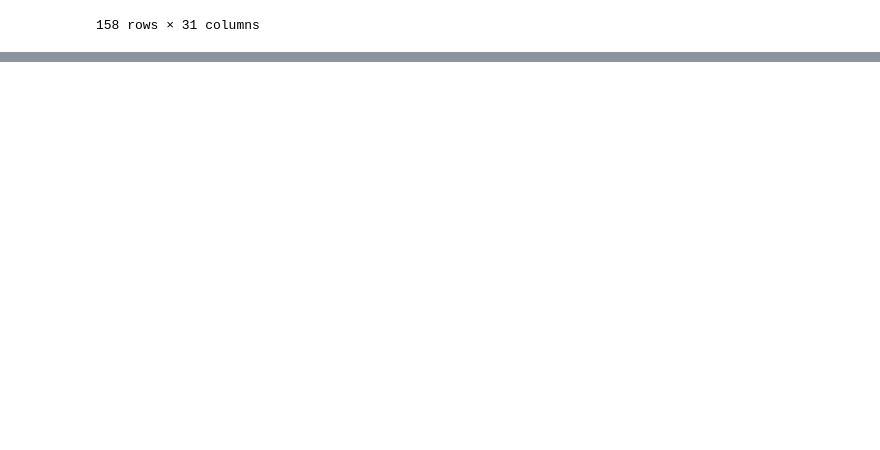
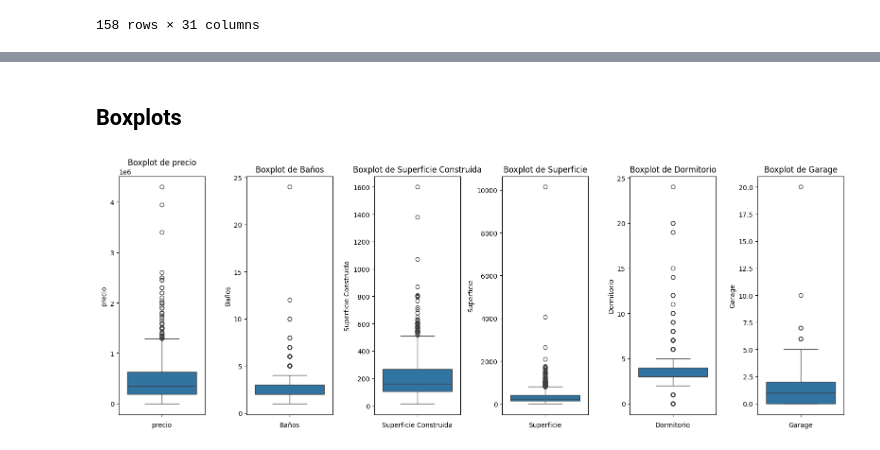
Before and after one commit to feliperenom/tesis-mcd-inm, a Jupyter notebook: src/codes/eda.ipynb, the cells around one changed output, grey strips where cells are left out. Cells and saved outputs as stored; diff of their text form; code cells hidden in the pictures; blank space fills up the shorter version.

```diff
--- a/src/codes/eda.ipynb
+++ b/src/codes/eda.ipynb
@@ -221,0 +334,4 @@ df.to_csv("casas_df_semi_clean.csv", index=False)
+# %%
+df['Acepta Mascotas'] = df['Acepta Mascotas'].apply(lambda x: 1 if 'Acepta Mascotas' in str(x) else 0)
+
+df.head(5)
@@ -221,0 +345,4 @@ df.to_csv("casas_df_semi_clean.csv", index=False)
+# %%
+df['Piscina'] = df['Piscina'].apply(lambda x: 1 if 'Piscina' in str(x) else 0)
+
+df.head(5)
@@ -221,0 +358,4 @@ df.to_csv("casas_df_semi_clean.csv", index=False)
+# %%
+df = df.drop(columns=['Altura', 'Cocina'])
+
+df.head(5)
@@ -221,0 +439,12 @@ df.to_csv("casas_df_semi_clean.csv", index=False)
+# %%
+# Calcular el número de valores no nulos por columna
+non_null_counts = df.notnull().sum()
+
+# Identificar las columnas a eliminar (non-null count < 650)
+columns_to_drop = non_null_counts[non_null_counts < 650].index
+
+# Eliminar las columnas identificadas
+df = df.drop(columns=columns_to_drop)
+
+# Mostrar las columnas restantes
+print("Columnas restantes:", df.columns)
@@ -221,0 +493,22 @@ df.to_csv("casas_df_semi_clean.csv", index=False)
+# %% [markdown]
+## Boxplots
+# %%
+# Lista de las columnas que quieres graficar
+columnas_interes = ['precio', 'Baños', 'Superficie Construida', 'Superficie', 'Dormitorio', 'Garage']
+
+# Crear una figura con subgráficos
+fig, axes = plt.subplots(1, len(columnas_interes), figsize=(16, 6))
+
+# Iterar sobre las columnas y los ejes para crear un boxplot para cada columna
+for ax, col in zip(axes, columnas_interes):
+    sns.boxplot(y=df[col], ax=ax)
+    ax.set_title(f'Boxplot de {col}')
+    ax.set_xlabel(col)
+
+# Ajustar el espaciado entre subgráficos
+plt.tight_layout()
+
+# Mostrar el gráfico
+plt.show()
+# %% [output]
+[figure, added]
```
Also changed, not shown: parts of 24 cells of this notebook, 5 other files.
